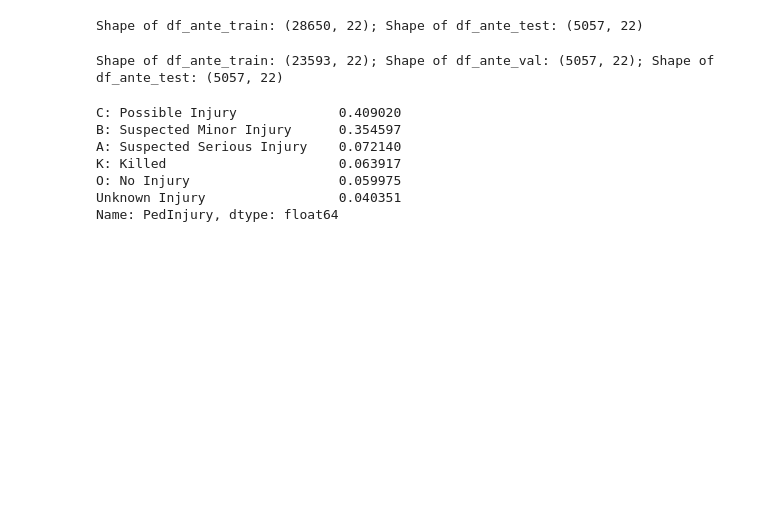
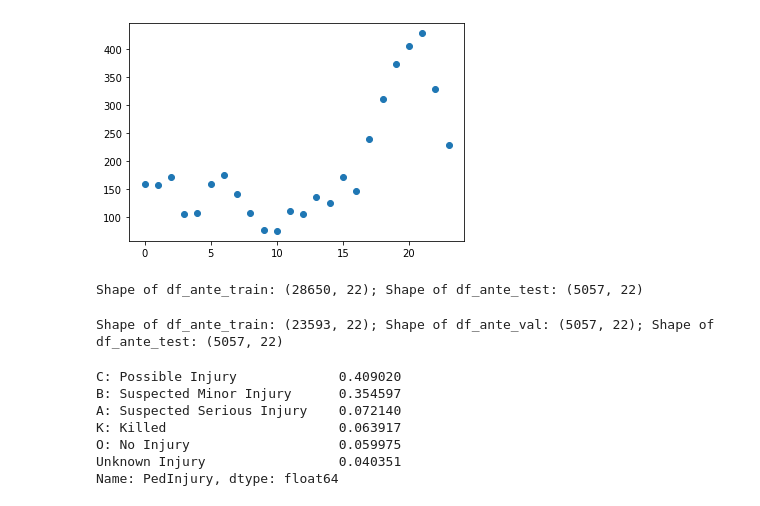
Before and after one commit to danoand/Build_Project_02, a Jupyter notebook: Chapel_Hill_Vehicle_Pedestrian_Accidents.ipynb, the cells around one changed output. Saved outputs shown, nothing was run; the diff lists cells and outputs as text; code cells hidden in the pictures; blank space fills up the shorter version.

```diff
--- a/Chapel_Hill_Vehicle_Pedestrian_Accidents.ipynb
+++ b/Chapel_Hill_Vehicle_Pedestrian_Accidents.ipynb
@@ -68,0 +130,15 @@ KeyboardInterrupt:
+# %%
+tmp_dict = {}
+
+# count_badoutcomes_by_hour tallies up the deaths/serious injuries by hour and
+#   stores those counts in a pyton dict
+def count_badoutcomes_by_hour(row):
+  if row['Outcome'] == "Death or Serious Injury":
+    key = row['Hour']
+    if key in tmp_dict:
+      tmp_dict[key] = tmp_dict[key] + 1
+
+    if not(key in tmp_dict):
+      tmp_dict[key] = 0
+
+  return
@@ -68,0 +172,6 @@ KeyboardInterrupt:
+# %%
+df_temp_hour_badotcm_count = pd.DataFrame(columns=['Hour', 'BadCount'])
+for item in tmp_dict.items():
+    df_temp_hour_badotcm_count = df_temp_hour_badotcm_count.append({'Hour': item[0], 'BadCount': item[1]}, ignore_index=True)
+
+df_temp_hour_badotcm_count
@@ -69,3 +196,7 @@ KeyboardInterrupt:
+# %%
+plt.scatter(df_temp_hour_badotcm_count['Hour'], df_temp_hour_badotcm_count['BadCount']);
+# %% [output]
+[figure, added]
 # %%
 # Profile the df_ante dataframe
 # from pandas_profiling import ProfileReport
```
Also changed, not shown: parts of 10 cells of this notebook.
